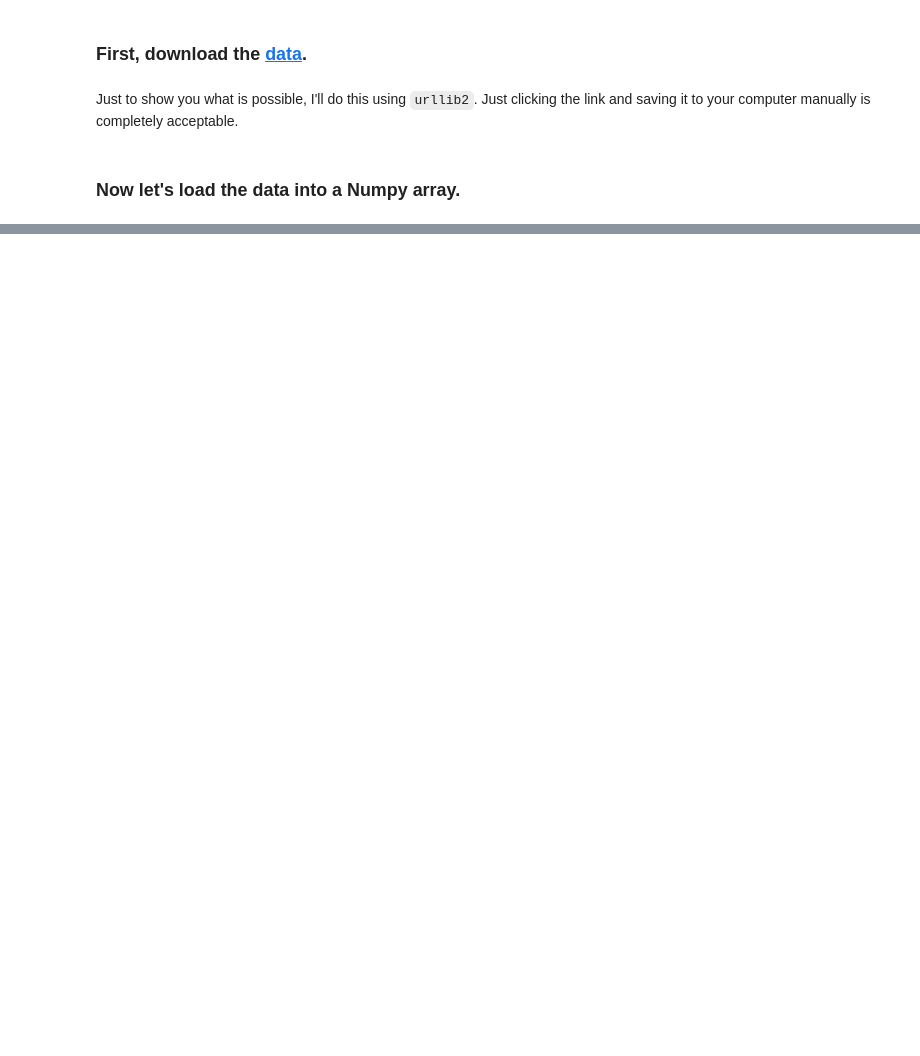
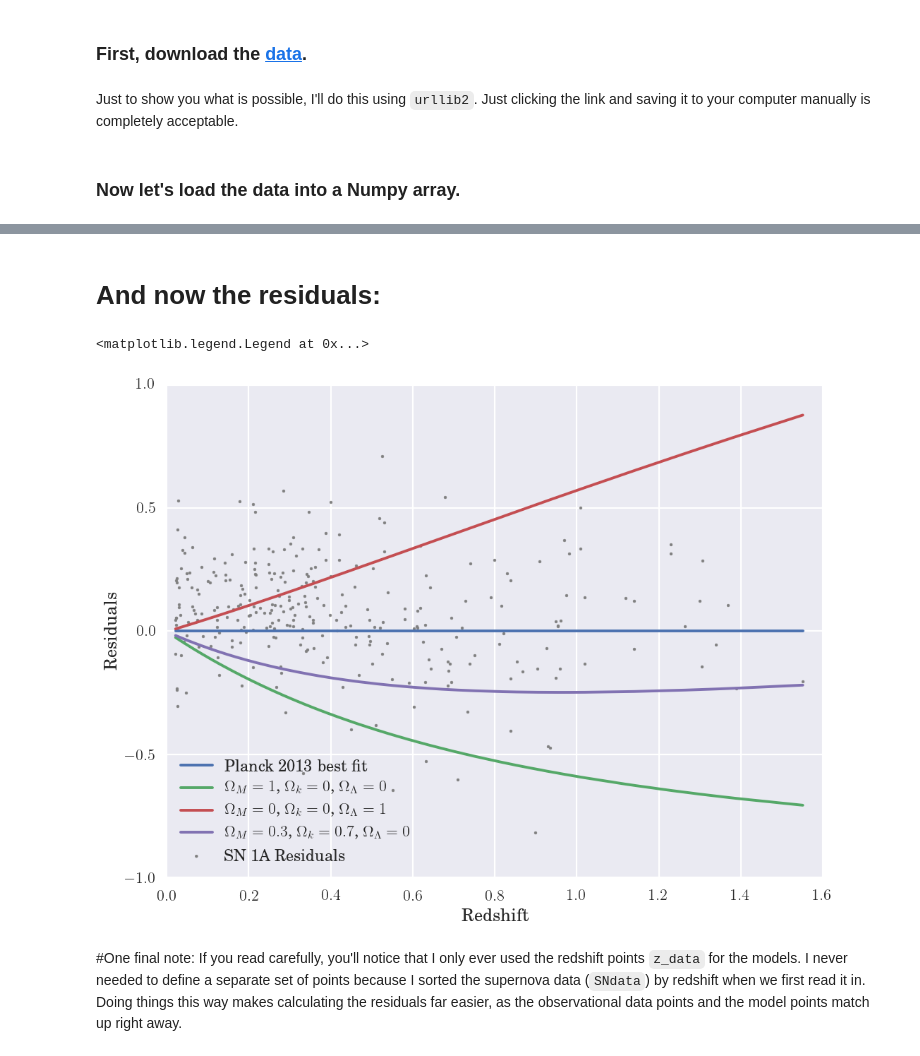
Before and after one commit to hummel/AST376_FALL2014, a Jupyter notebook: homework3.ipynb, the cells around one changed output, grey strips where cells are left out. Cells and saved outputs as stored; diff of their text form; code cells hidden in the pictures; blank space fills up the shorter version.

```diff
--- a/homework3.ipynb
+++ b/homework3.ipynb
@@ -27,0 +195,21 @@ DM_err = SNdata[:,2]
+# %% [markdown]
+# And now the residuals:
+# %%
+standard = DM(z_data, Planck13.Om0, Planck13.Ok0, Planck13.Ode0)
+
+plt.scatter(z_data, DM_data-standard, label='SN 1A Residuals', color='grey', s=7)
+plt.plot(z_data, np.zeros_like(z_data), label='Planck 2013 best fit')
+plt.plot(z_data, DM(z_data, 1, 0, 0)-standard, label='$\Omega_M = 1$, $\Omega_k = 0$, $\Omega_\Lambda = 0$')
+plt.plot(z_data, DM(z_data, 0, 0, 1)-standard, label='$\Omega_M = 0$, $\Omega_k = 0$, $\Omega_\Lambda = 1$')
+plt.plot(z_data, DM(z_data, .3, .7, 0)-standard, label='$\Omega_M = 0.3$, $\Omega_k = 0.7$, $\Omega_\Lambda = 0$')
+
+plt.xlabel('Redshift')
+plt.ylabel('Residuals')
+plt.xlim(0,1.6)
+plt.legend(loc=3)
+# %% [output]
+<matplotlib.legend.Legend at 0x...>
+[figure, added]
+# %% [markdown]
+#One final note:
+If you read carefully, you'll notice that I only ever used the redshift points `z_data` for the models.  I never needed to define a separate set of points because I sorted the supernova data (`SNdata`) by redshift when we first read it in.  Doing things this way makes calculating the residuals far easier, as the observational data points and the model points match up right away.
```
Also changed, not shown: parts of 39 cells of this notebook.
